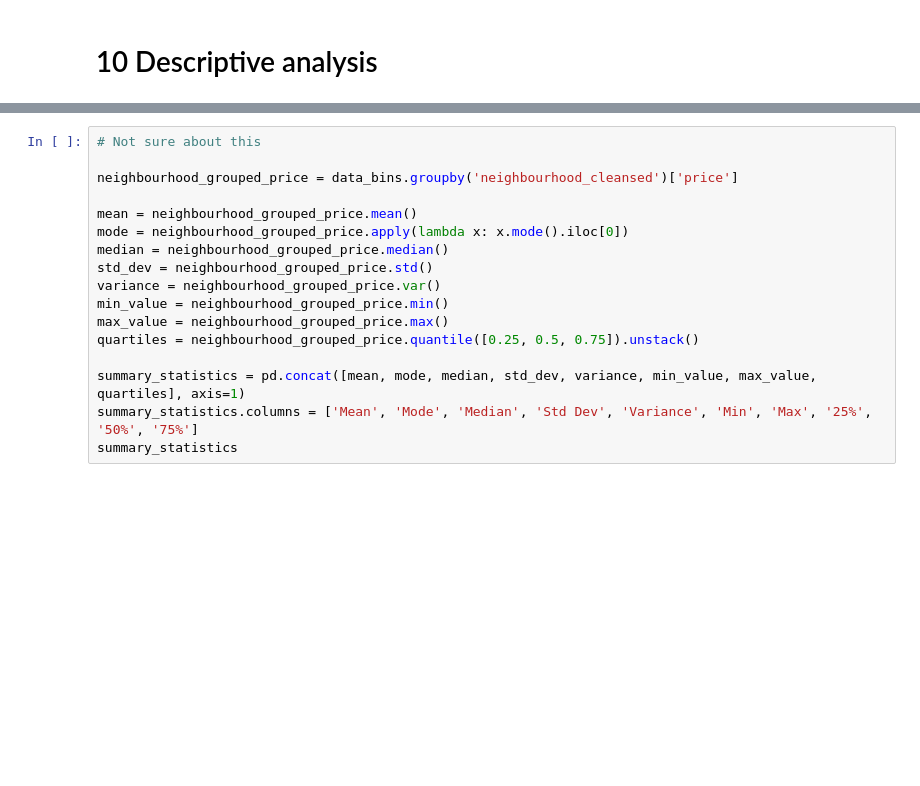
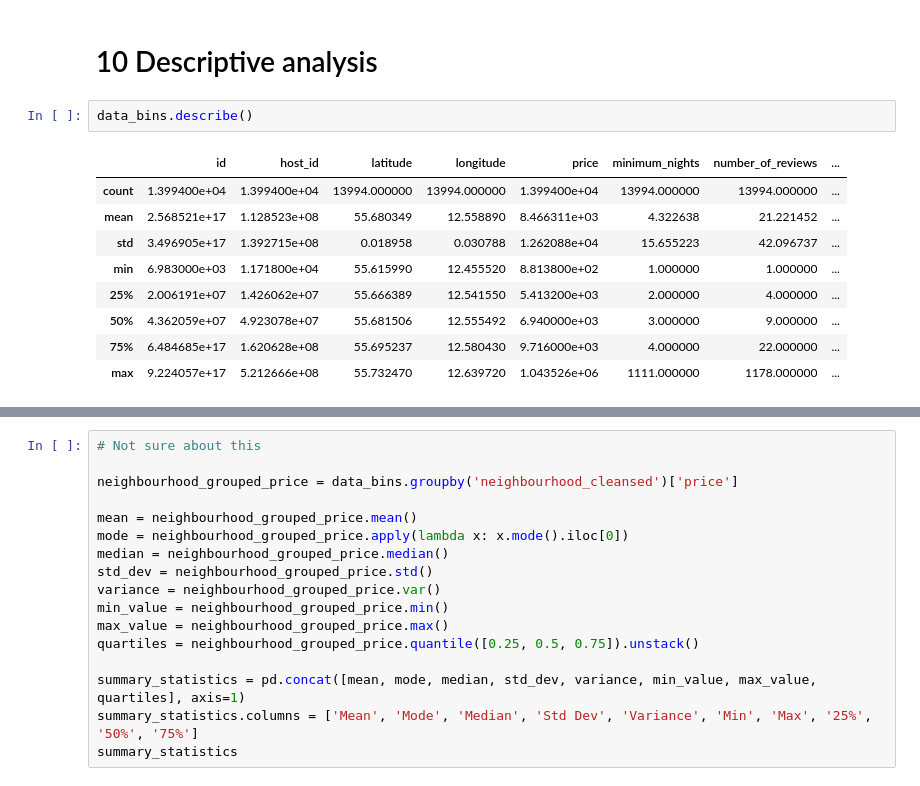
Before and after one commit to chooseanother/MAL1-Assignments, a Jupyter notebook: assignment1-airbnb-copenhagen/1. Kim.ipynb, the cells around one changed output, grey strips where cells are left out. Drawn from its saved outputs; the diff is of its cells as text; blank space fills up the shorter version.

```diff
--- a/assignment1-airbnb-copenhagen/1. Kim.ipynb
+++ b/assignment1-airbnb-copenhagen/1. Kim.ipynb
@@ -414,3 +430,15 @@ plt.show()
 [figure]
 # %% [markdown]
 # 10 Descriptive analysis
+# %%
+data_bins.describe()
+# %% [output]
+|  | id | host_id | latitude | longitude | price | minimum_nights | number_of_reviews | ... |
+| count | 1.399400e+04 | 1.399400e+04 | 13994.000000 | 13994.000000 | 1.399400e+04 | 13994.000000 | 13994.000000 | ... |
+| mean | 2.568521e+17 | 1.128523e+08 | 55.680349 | 12.558890 | 8.466311e+03 | 4.322638 | 21.221452 | ... |
+| std | 3.496905e+17 | 1.392715e+08 | 0.018958 | 0.030788 | 1.262088e+04 | 15.655223 | 42.096737 | ... |
+| min | 6.983000e+03 | 1.171800e+04 | 55.615990 | 12.455520 | 8.813800e+02 | 1.000000 | 1.000000 | ... |
+| 25% | 2.006191e+07 | 1.426062e+07 | 55.666389 | 12.541550 | 5.413200e+03 | 2.000000 | 4.000000 | ... |
+| 50% | 4.362059e+07 | 4.923078e+07 | 55.681506 | 12.555492 | 6.940000e+03 | 3.000000 | 9.000000 | ... |
+| 75% | 6.484685e+17 | 1.620628e+08 | 55.695237 | 12.580430 | 9.716000e+03 | 4.000000 | 22.000000 | ... |
+| max | 9.224057e+17 | 5.212666e+08 | 55.732470 | 12.639720 | 1.043526e+06 | 1111.000000 | 1178.000000 | ... |
```
Also changed, not shown: parts of 8 cells of this notebook, 1 other file.
